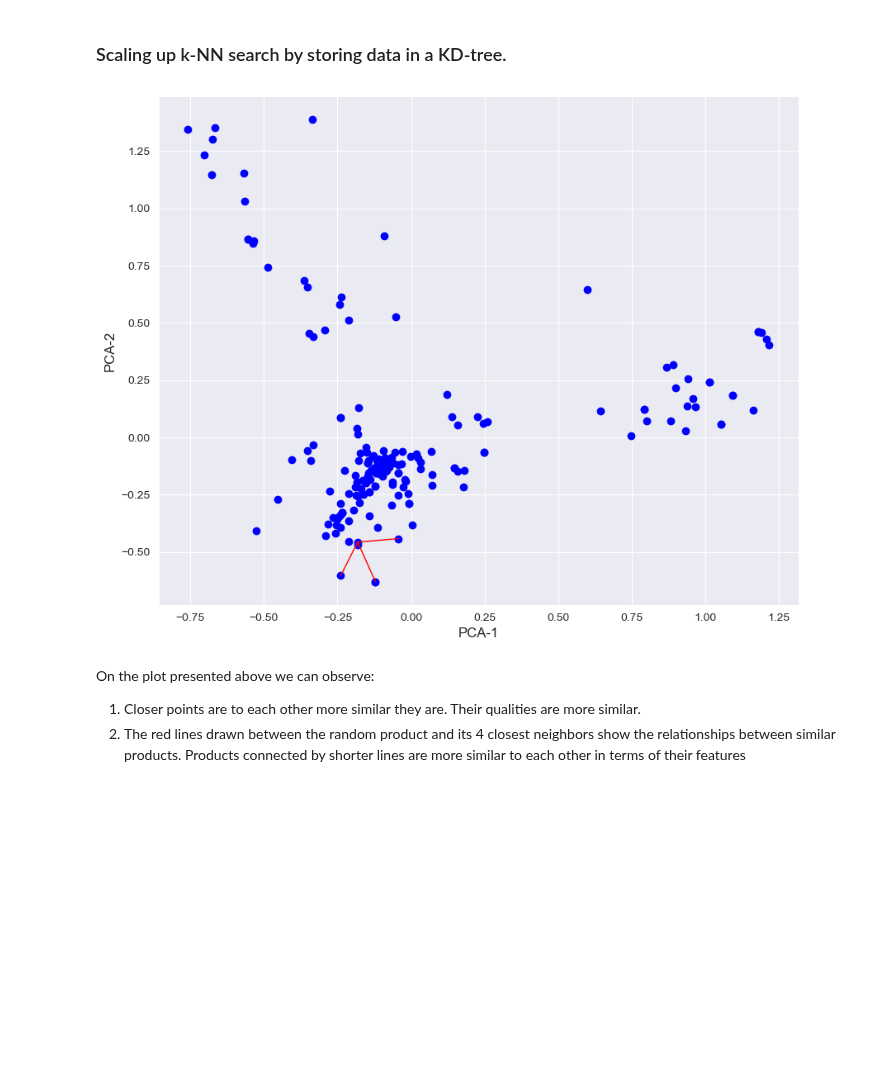
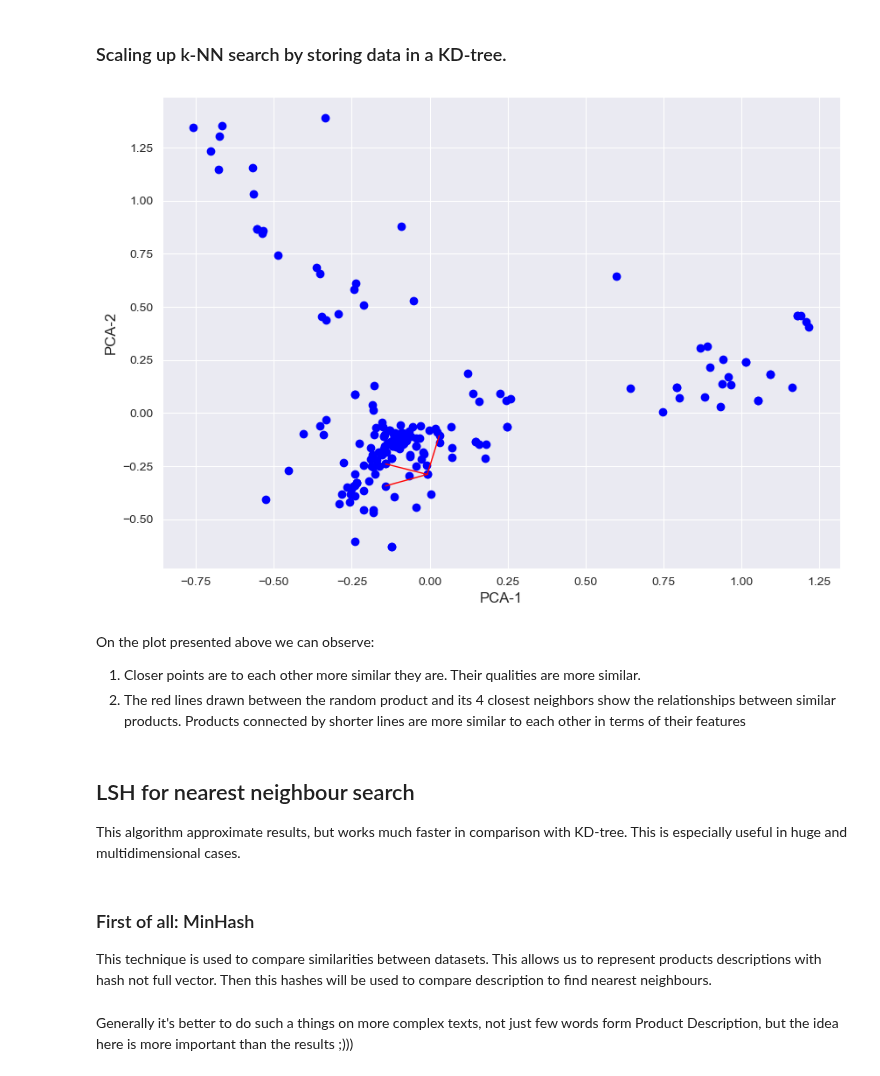
Before and after one commit to adamzulu123/Introduction-to-data-analysis, a Jupyter notebook: Notebook4/Advanced_4_notebook.ipynb, the cells around one changed output. Saved outputs shown, nothing was run; the diff lists cells and outputs as text; code cells hidden in the pictures; blank space fills up the shorter version.

```diff
--- a/Notebook4/Advanced_4_notebook.ipynb
+++ b/Notebook4/Advanced_4_notebook.ipynb
@@ -212,39 +213,48 @@ from sklearn.decomposition import PCA
 pca = PCA(n_components=2)
 reduced_data = pca.fit_transform(description_vectors_array)
 
-fig, ax = plt.subplots(figsize=(10, 8))
+fig, ax = plt.subplots(figsize=(10, 7))
 
-'''
+'''2
 reduced_data[:, 0], reduced_data[:, 1] - współrzedne produktów w 2 wymiarach,
 first axis PCA1 - wyjaśnia: największą zmienność w danych.
 Kiedy przeprowadzamy PCA na naszych danych, pierwsza składowa główna jest kierunkiem,
 w którym produkty różnią się najbardziej, gdy spojrzymy na wszystkie ich cechy.
 
 second axis PCA2 - drugą największą zmienność w danych, ale po uwzględnieniu zmienności, którą już wyjaśniała pierwsza składowa.
 jest prostopadła do PCA1 i uwzglednia to co PCA1 nie uwzgledniła
 
 '''
 ax.scatter(reduced_data[:, 0], reduced_data[:, 1], c='blue', marker='o')
 
 random_product_index = np.random.randint(0, len(reduced_data))
 products_cords = reduced_data[random_product_index] #choosing random point to draw line to his closest neighbours
 nearest_neighbors_indices = indices[random_product_index][1:5] #4 closest friends
 
 #drawing lines between 4 closest friends
 for neighbor_index in nearest_neighbors_indices:
     neighbor_coords = reduced_data[neighbor_index] #closest friends cords
     ax.plot([products_cords[0], neighbor_coords[0]],
             [products_cords[1], neighbor_coords[1]],
             'r-', lw=1)  #r- : linia ciagła i czerwona
 
 ax.set_xlabel('PCA-1', fontsize=12)
 ax.set_ylabel('PCA-2', fontsize=12)
 
 plt.show()
 # %% [output]
-[figure, old version]
+[figure, new version]
 # %% [markdown]
 On the plot presented above we can observe:
 
 1. Closer points are to each other more similar they are. Their qualities are more similar.
 2. The red lines drawn between the random product and its 4 closest neighbors show the relationships between similar products. Products connected by shorter lines are more similar to each other in terms of their features
+# %% [markdown]
+## LSH for nearest neighbour search
+
+This algorithm approximate results, but works much faster in comparison with KD-tree.
+This is especially useful in huge and multidimensional cases.
+# %% [markdown]
+### First of all: MinHash
+This technique is used to compare similarities between datasets. This allows us to represent products descriptions with hash not full vector.
+Then this hashes will be used to compare description to find nearest neighbours.
@@ -250,0 +268,2 @@ On the plot presented above we can observe:
+# %% [markdown]
+Generally it's better to do such a things on more complex texts, not just few words form Product Description, but the idea here is more important than the results ;)))
```
Also changed, not shown: parts of 49 cells of this notebook.
